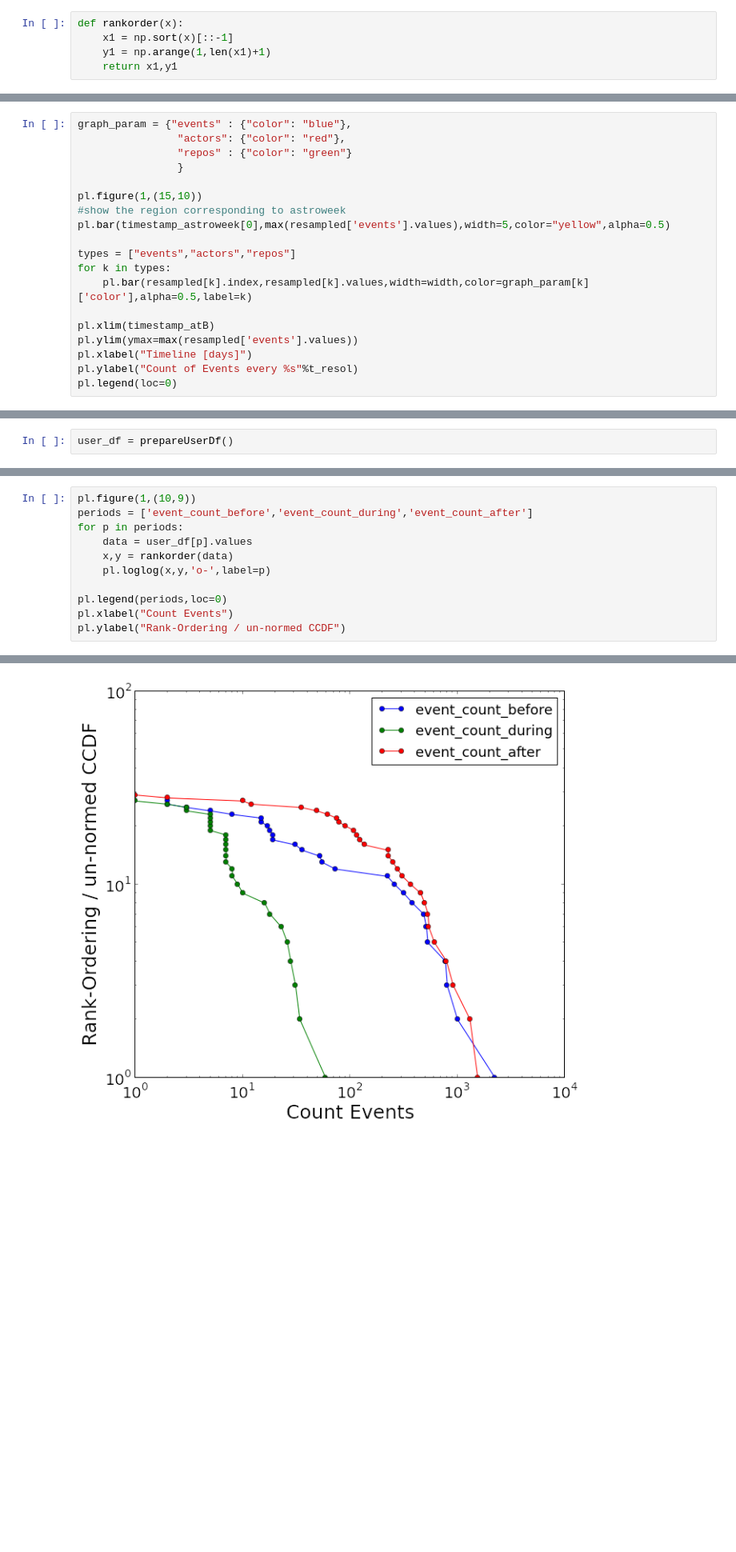
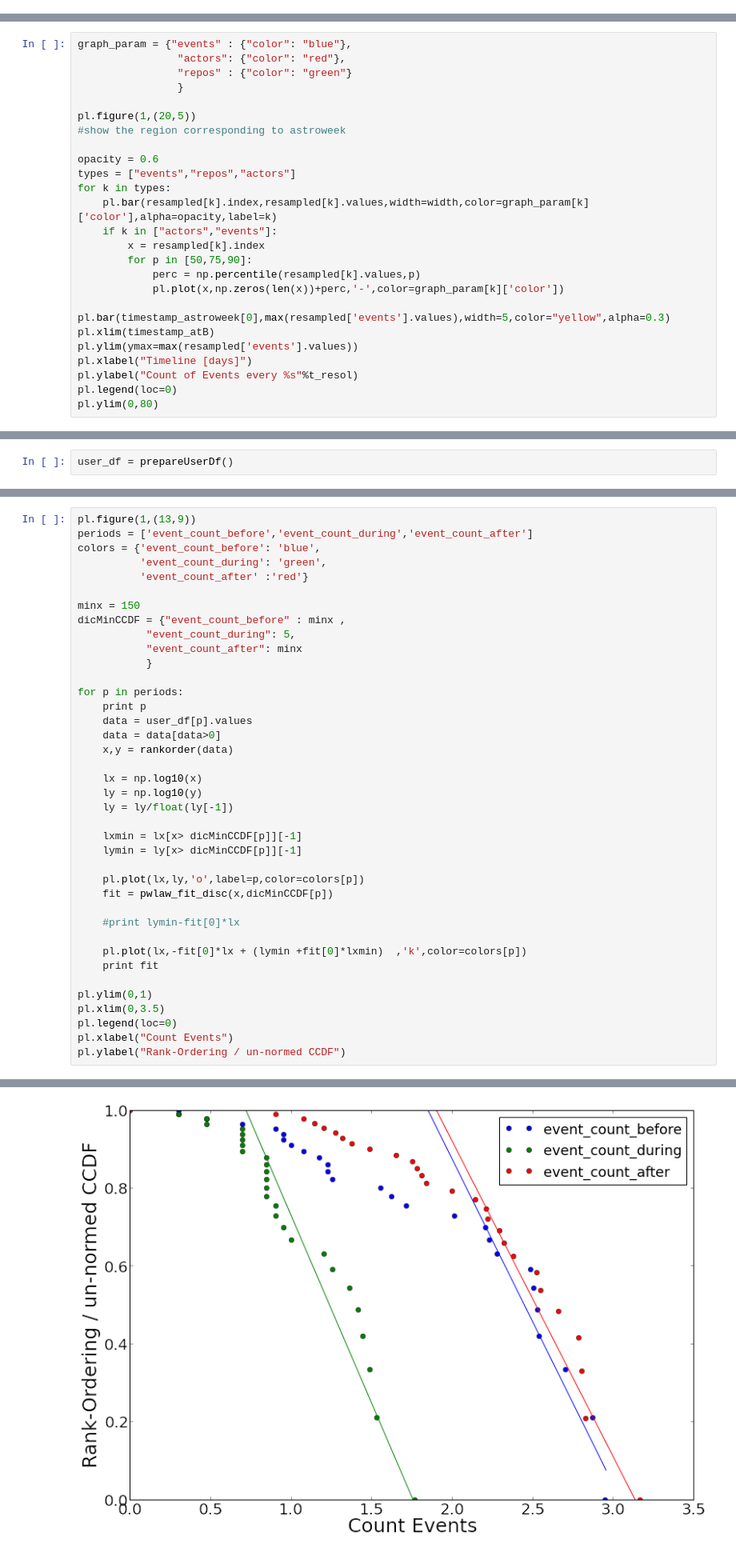
Before and after one commit to wazaahhh/AstroWeekStudy, a Jupyter notebook: python_code/AstroWeekStudy.ipynb, the cells around one changed output, grey strips where cells are left out. Shown: that part at 80% size. Drawn from its saved outputs; the diff is of its cells as text; blank space fills up the shorter version.

```diff
--- a/python_code/AstroWeekStudy.ipynb
+++ b/python_code/AstroWeekStudy.ipynb
@@ -57,5 +0,0 @@ from datetime import datetime
-# %%
-def rankorder(x):
-    x1 = np.sort(x)[::-1]
-    y1 = np.arange(1,len(x1)+1)
-    return x1,y1
@@ -98,17 +93,24 @@ graph_param = {"events" : {"color": "blue"},
                 "repos" : {"color": "green"}
                 }
 
-pl.figure(1,(15,10))
+pl.figure(1,(20,5))
 #show the region corresponding to astroweek
-pl.bar(timestamp_astroweek[0],max(resampled['events'].values),width=5,color="yellow",alpha=0.5)
 
-types = ["events","actors","repos"]
+opacity = 0.6
+types = ["events","repos","actors"]
 for k in types:
-    pl.bar(resampled[k].index,resampled[k].values,width=width,color=graph_param[k]['color'],alpha=0.5,label=k)
+    pl.bar(resampled[k].index,resampled[k].values,width=width,color=graph_param[k]['color'],alpha=opacity,label=k)
+    if k in ["actors","events"]:
+        x = resampled[k].index
+        for p in [50,75,90]:
+            perc = np.percentile(resampled[k].values,p)
+            pl.plot(x,np.zeros(len(x))+perc,'-',color=graph_param[k]['color'])
 
+pl.bar(timestamp_astroweek[0],max(resampled['events'].values),width=5,color="yellow",alpha=0.3)
 pl.xlim(timestamp_atB)
 pl.ylim(ymax=max(resampled['events'].values))
 pl.xlabel("Timeline [days]")
 pl.ylabel("Count of Events every %s"%t_resol)
 pl.legend(loc=0)
+pl.ylim(0,80)
 # %% [output]
@@ -145,14 +236,42 @@ user_df = prepareUserDf()
 #### Distribution of Contributions
 for the following periods : **before**, **during** and **after** AstroWeek 2014.
 # %%
-pl.figure(1,(10,9))
+pl.figure(1,(13,9))
 periods = ['event_count_before','event_count_during','event_count_after']
+colors = {'event_count_before': 'blue',
+          'event_count_during': 'green',
+          'event_count_after' :'red'}
+
+minx = 150
+dicMinCCDF = {"event_count_before" : minx ,
+           "event_count_during": 5,
+           "event_count_after": minx
+           }
+
 for p in periods:
+    print p
     data = user_df[p].values
+    data = data[data>0]
     x,y = rankorder(data)
-    pl.loglog(x,y,'o-',label=p)
 
-pl.legend(periods,loc=0)
+    lx = np.log10(x)
+    ly = np.log10(y)
+    ly = ly/float(ly[-1])
+
+    lxmin = lx[x> dicMinCCDF[p]][-1]
+    lymin = ly[x> dicMinCCDF[p]][-1]
+
+    pl.plot(lx,ly,'o',label=p,color=colors[p])
+    fit = pwlaw_fit_disc(x,dicMinCCDF[p])
+
+    #print lymin-fit[0]*lx
+
+    pl.plot(lx,-fit[0]*lx + (lymin +fit[0]*lxmin)  ,'k',color=colors[p])
+    print fit
+
+pl.ylim(0,1)
+pl.xlim(0,3.5)
+pl.legend(loc=0)
 pl.xlabel("Count Events")
 pl.ylabel("Rank-Ordering / un-normed CCDF")
 # %% [output]
@@ -160 +285 @@ pl.ylabel("Rank-Ordering / un-normed CCDF")
-[figure, old version]
+[figure, new version]
```
Also changed, not shown: parts of 36 cells of this notebook, 1 other file.
